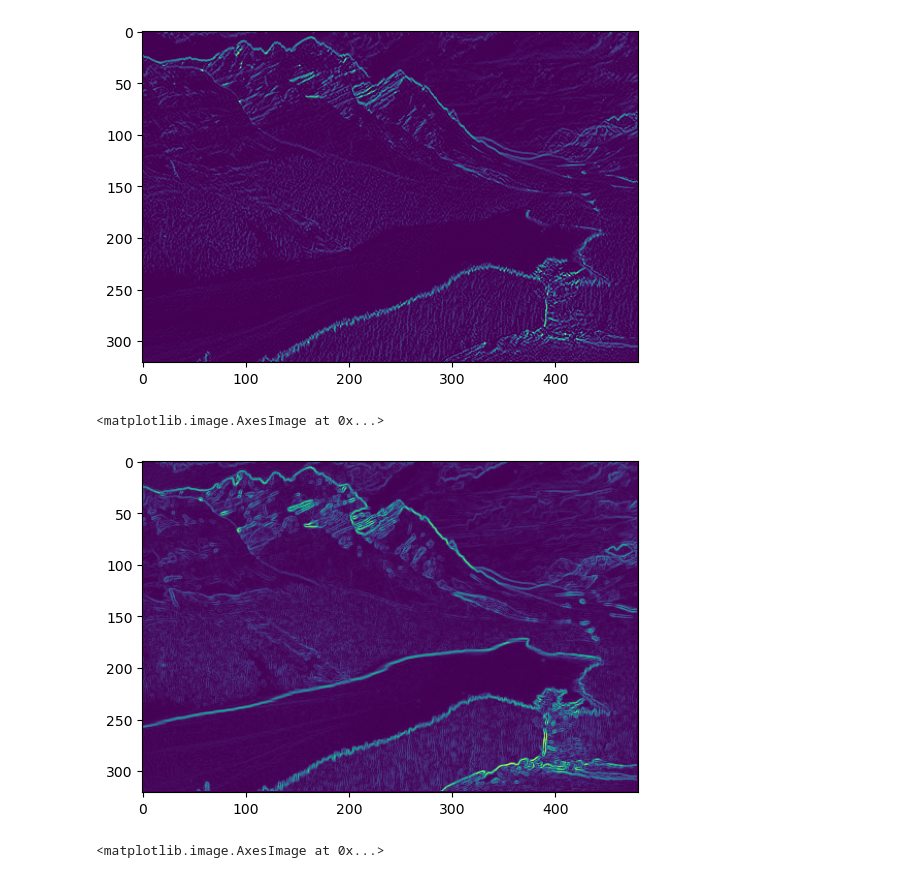
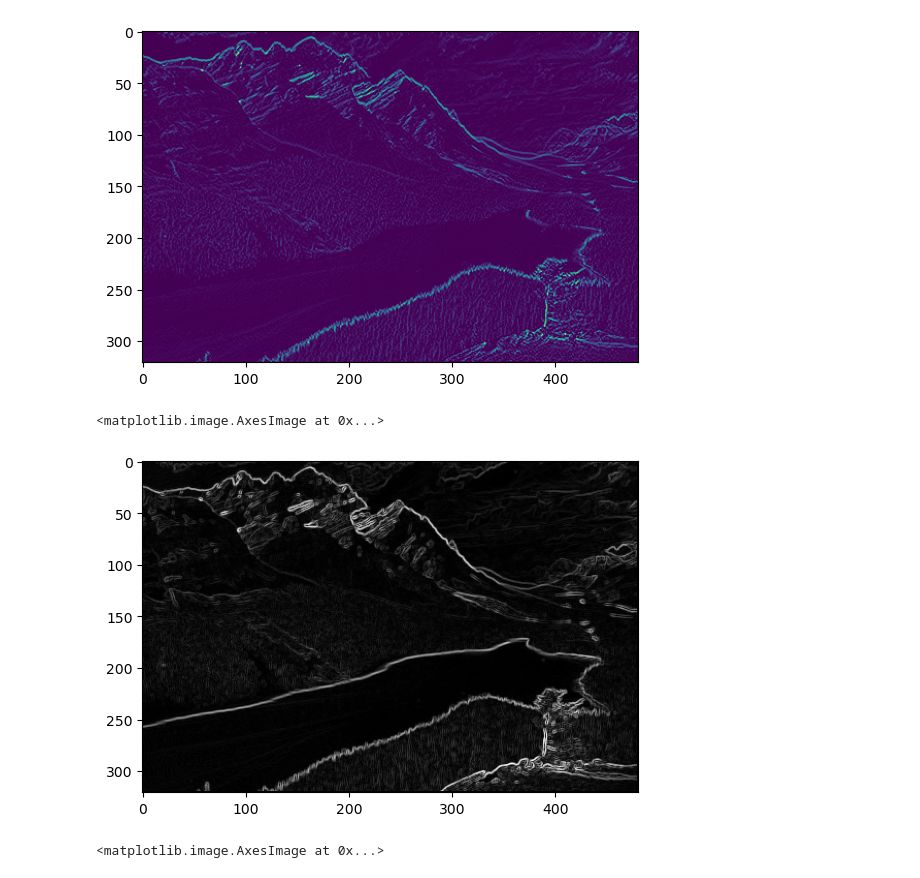
Before and after one commit to cvincent13/ProjetIMA, a Jupyter notebook: IMAprojet.ipynb, the cells around one changed output. Saved outputs shown, nothing was run; the diff lists cells and outputs as text; code cells hidden in the pictures.

```diff
--- a/IMAprojet.ipynb
+++ b/IMAprojet.ipynb
@@ -82,10 +97,11 @@ def sobel(img):
     return np.sqrt(gradx*gradx+grady*grady)
 # %%
 grad=sobel(img_gray)
-plt.imshow(grad)
+grad = grad*(255/np.max(grad))
+plt.imshow(grad, cmap='gray')
 # %% [output]
 <matplotlib.image.AxesImage at 0x...>
-[figure, old version]
+[figure, new version]
 # %%
 img=np.zeros((321, 481))
 sigma=40
```
Also changed, not shown: parts of 14 cells of this notebook.
